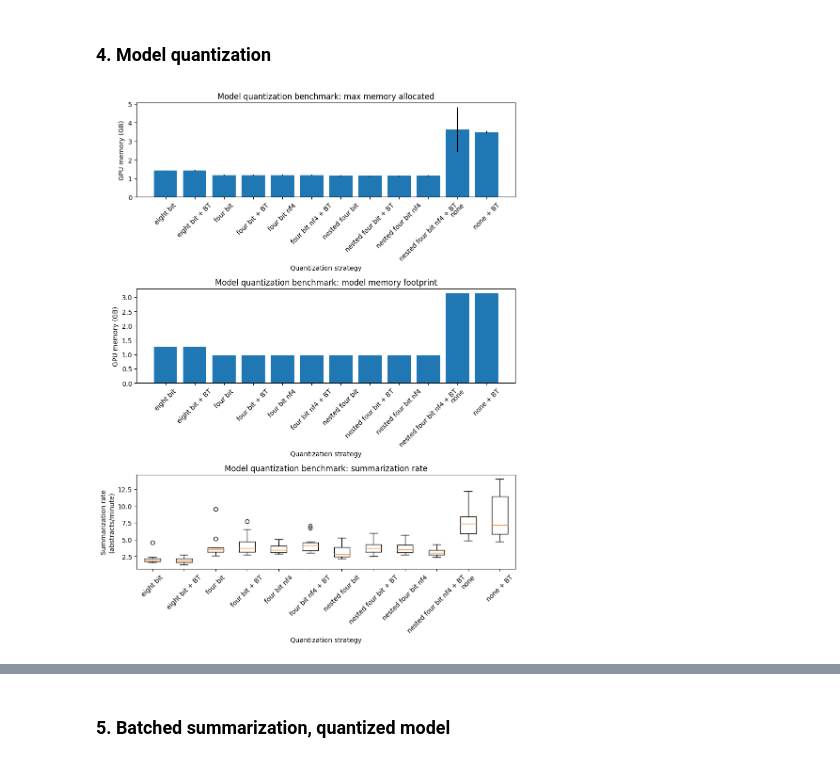
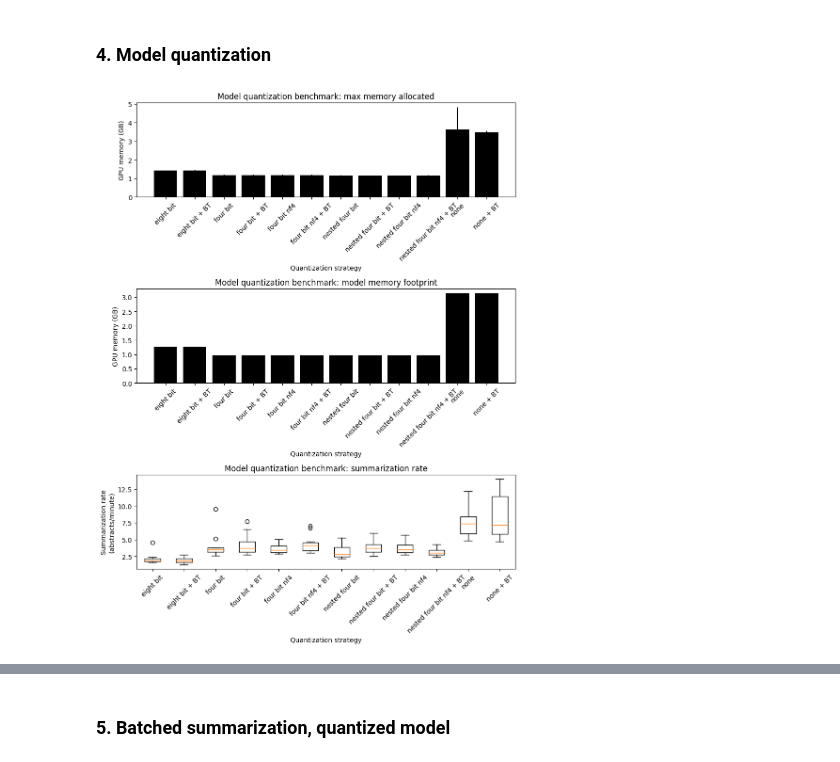
Before and after one commit to gperdrizet/PUBSUM, a Jupyter notebook: pubsum/notebooks/benchmarking_results.ipynb, the cells around one changed output, grey strips where cells are left out. Saved outputs shown, nothing was run; the diff lists cells and outputs as text; code cells hidden in the pictures.

```diff
--- a/pubsum/notebooks/benchmarking_results.ipynb
+++ b/pubsum/notebooks/benchmarking_results.ipynb
@@ -146,36 +146,41 @@ std_max_memory_data = data[['quantization strategy', 'max memory allocated (GB)'
 
 axs[0].set_title('Model quantization benchmark: max memory allocated')
 axs[0].set_xlabel('Quantization strategy')
 axs[0].set_ylabel('GPU memory (GB)')
 axs[0].tick_params(axis='x', labelrotation=45)
 axs[0].bar(
     x=mean_max_memory_data.index,
     height=mean_max_memory_data['max memory allocated (GB)'],
-    yerr=std_max_memory_data['max memory allocated (GB)'] * 3
+    yerr=std_max_memory_data['max memory allocated (GB)'] * 3,
+    color='black'
 )
 
 mean_memory_footprint_data = data[['quantization strategy', 'model GPU memory footprint (GB)']].groupby('quantization strategy').mean()
 
 axs[1].set_title('Model quantization benchmark: model memory footprint')
 axs[1].set_xlabel('Quantization strategy')
 axs[1].set_ylabel('GPU memory (GB)')
 axs[1].tick_params(axis='x', labelrotation=45)
-axs[1].bar(x=mean_memory_footprint_data.index, height=mean_memory_footprint_data['model GPU memory footprint (GB)'])
+axs[1].bar(
+    x=mean_memory_footprint_data.index,
+    height=mean_memory_footprint_data['model GPU memory footprint (GB)'],
+    color='black'
+)
 
 rate_data = data[['abstract', 'quantization strategy', 'summarization rate (abstracts/min.)']]
 rate_data = data.pivot(index='abstract', columns='quantization strategy', values='summarization rate (abstracts/min.)')
 
 axs[2].set_title('Model quantization benchmark: summarization rate')
 axs[2].set_xlabel('Quantization strategy')
 axs[2].set_ylabel('Summarization rate\n(abstracts/minute)')
 axs[2].tick_params(axis='x', labelrotation=45)
 axs[2].boxplot(rate_data, labels=rate_data.columns)
 
 plt.show()
 
 data.head()
 # %% [output]
-[figure, old version]
+[figure, new version]
 |  | abstract | quantization strategy | summarization time (sec.) | summarization rate (abstracts/sec.) | model GPU memory footprint (bytes) | ... |
 | 0 | 1 | none | 10.884255 | 0.091876 | 3132600320 | ... |
 | 1 | 2 | none | 7.112705 | 0.140593 | 3132600320 | ... |
```
Also changed, not shown: parts of 4 cells of this notebook.
